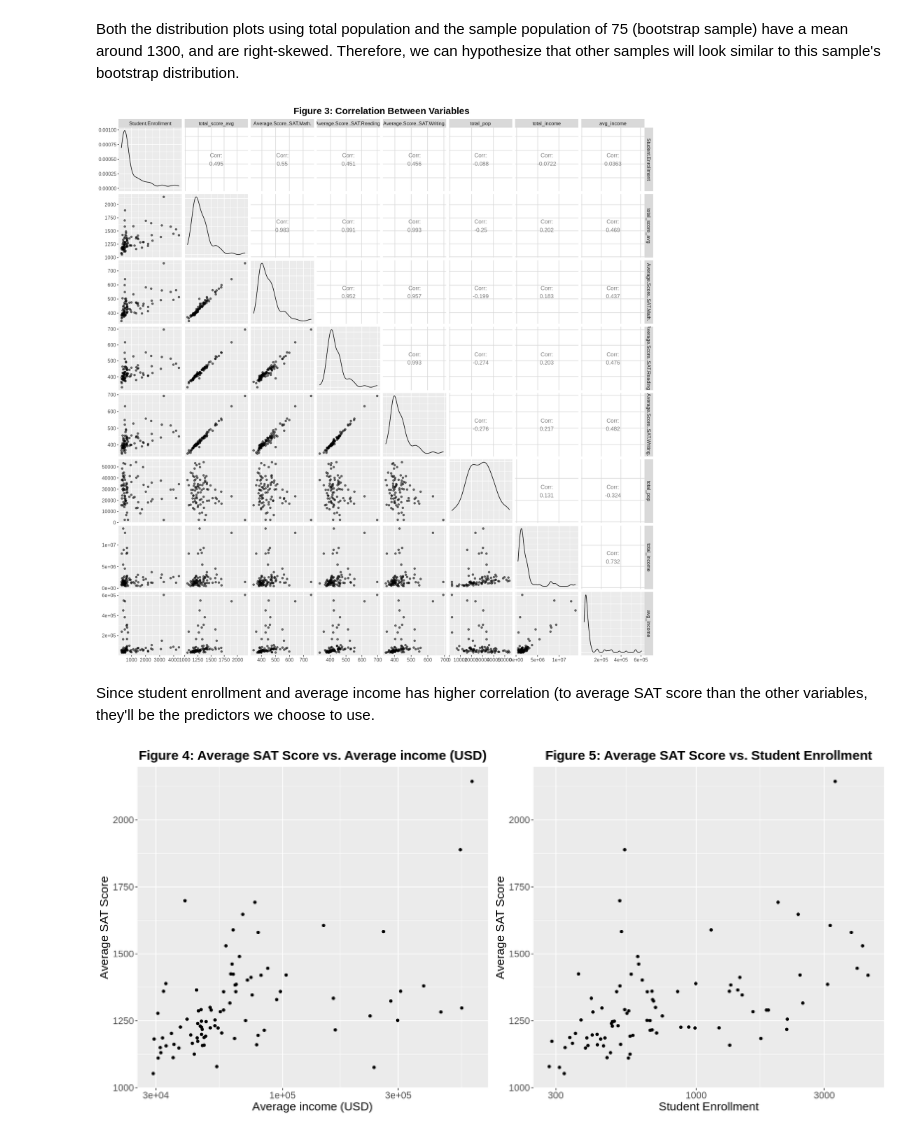
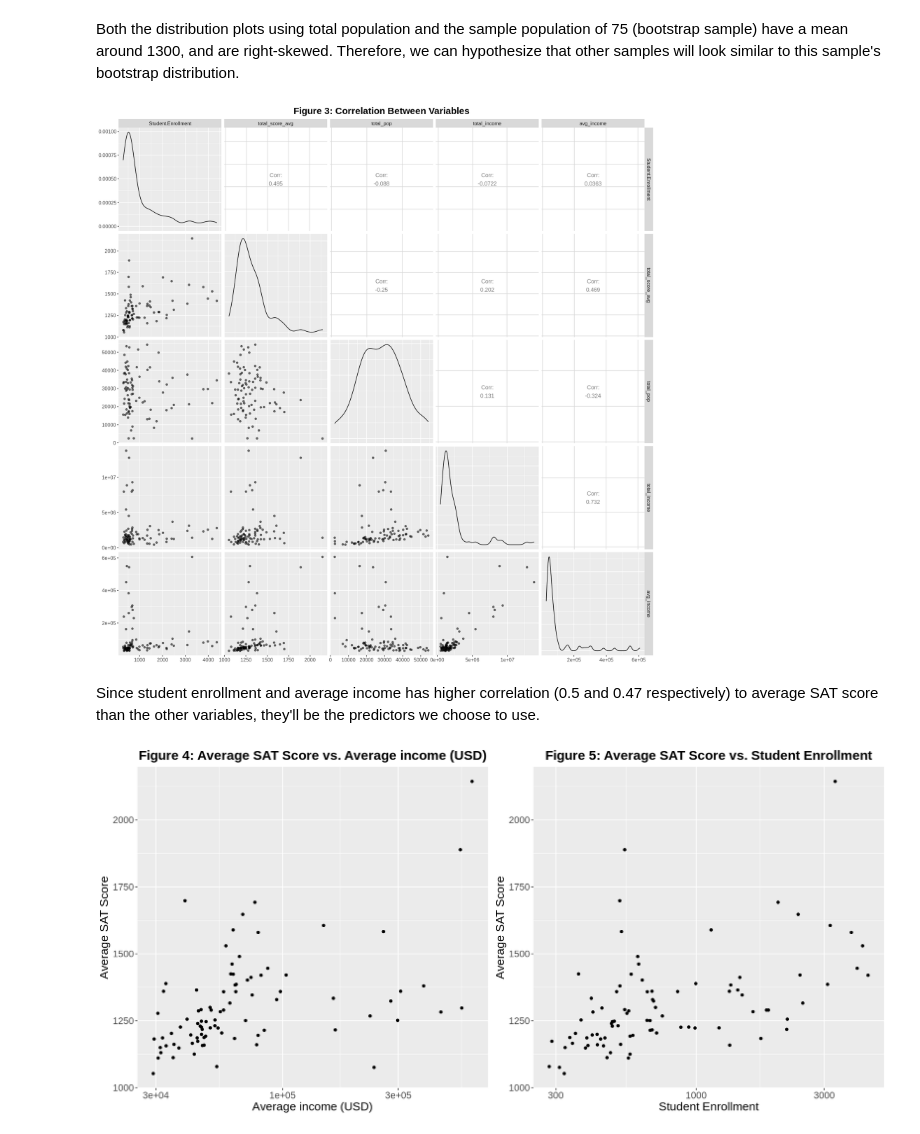
Before and after one commit to emi31770/DSCI-Project, a Jupyter notebook: Project.ipynb, the cells around one changed output. Saved outputs shown, nothing was run; the diff lists cells and outputs as text; code cells hidden in the pictures.

```diff
--- a/Project.ipynb
+++ b/Project.ipynb
@@ -209,20 +207,20 @@ sat_testing <- testing(sat_split)
 # %%
 options(repr.plot.width = 15, repr.plot.height = 15)
 
 sat_eda <- sat_training %>%
-                select(-Zip.Code) %>%
+                select(-Zip.Code, -Average.Score..SAT.Math., -Average.Score..SAT.Reading., -Average.Score..SAT.Writing.) %>%
                 ggpairs(mapping = aes(alpha = 0.4)) +
                 theme(text = element_text(size = 12)) +
                 ggtitle("Figure 3: Correlation Between Variables") +
                 theme(plot.title = element_text(size = 18)) +
                 theme(plot.title = element_text(face = "bold")) +
                 theme(plot.title = element_text(hjust = 0.5))
 
 sat_eda
 # %% [output]
-[figure, old version]
+[figure, new version]
 # %% [markdown]
-Since student enrollment and average income has higher correlation (to average SAT score than the other variables, they'll be the predictors we choose to use.
+Since student enrollment and average income has higher correlation (0.5 and 0.47 respectively) to average SAT score than the other variables, they'll be the predictors we choose to use.
 # %%
 options(repr.plot.width = 8, repr.plot.height = 7)
 
```
Also changed, not shown: parts of 1 cell of this notebook.
